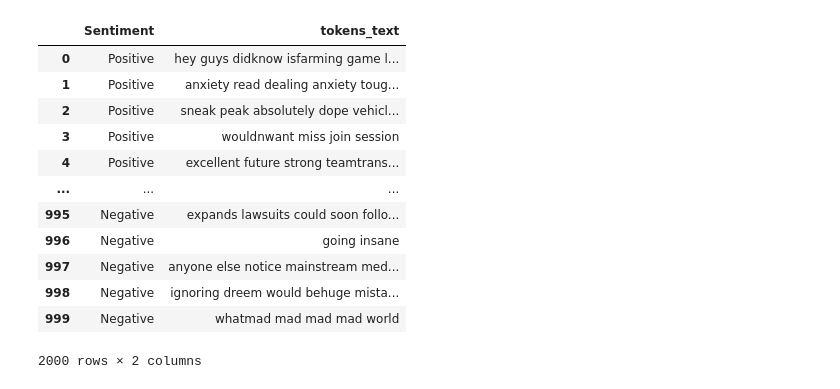
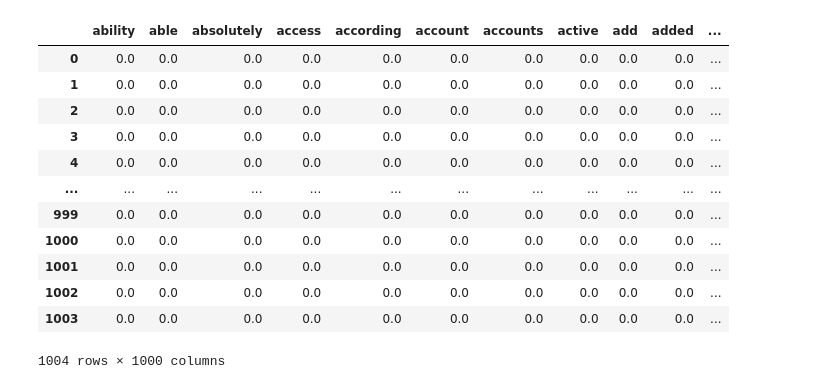
Before and after one commit to federicominniti/MetaverseBusinessConcernsNLP, a Jupyter notebook: Classification/classifiers.ipynb, the cells around one changed output. Cells and saved outputs as stored; diff of their text form; code cells hidden in the pictures.

```diff
--- a/Classification/classifiers.ipynb
+++ b/Classification/classifiers.ipynb
@@ -7,18 +4,2 @@ df = dfp.append(dfn)
-# %%
-df
-# %% [output]
-|  | Sentiment | tokens_text |
-| 0 | Positive | hey guys didknow isfarming game l... |
-| 1 | Positive | anxiety read dealing anxiety toug... |
-| 2 | Positive | sneak peak absolutely dope vehicl... |
-| 3 | Positive | wouldnwant miss join session |
-| 4 | Positive | excellent future strong teamtrans... |
-| ... | ... | ... |
-| 995 | Negative | expands lawsuits could soon follo... |
-| 996 | Negative | going insane |
-| 997 | Negative | anyone else notice mainstream med... |
-| 998 | Negative | ignoring dreem would behuge mista... |
-| 999 | Negative | whatmad mad mad mad world |
-2000 rows × 2 columns
 # %%
 df = df.replace({'Positive': 0, 'Negative': 1})
@@ -39,4 +8,20 @@ X = df2
 y = pd.DataFrame(df['Sentiment'])
+# %%
+X
+# %% [output]
+|  | ability | able | absolutely | access | according | account | accounts | active | add | added | ... |
+| 0 | 0.0 | 0.0 | 0.0 | 0.0 | 0.0 | 0.0 | 0.0 | 0.0 | 0.0 | 0.0 | ... |
+| 1 | 0.0 | 0.0 | 0.0 | 0.0 | 0.0 | 0.0 | 0.0 | 0.0 | 0.0 | 0.0 | ... |
+| 2 | 0.0 | 0.0 | 0.0 | 0.0 | 0.0 | 0.0 | 0.0 | 0.0 | 0.0 | 0.0 | ... |
+| 3 | 0.0 | 0.0 | 0.0 | 0.0 | 0.0 | 0.0 | 0.0 | 0.0 | 0.0 | 0.0 | ... |
+| 4 | 0.0 | 0.0 | 0.0 | 0.0 | 0.0 | 0.0 | 0.0 | 0.0 | 0.0 | 0.0 | ... |
+| ... | ... | ... | ... | ... | ... | ... | ... | ... | ... | ... | ... |
+| 999 | 0.0 | 0.0 | 0.0 | 0.0 | 0.0 | 0.0 | 0.0 | 0.0 | 0.0 | 0.0 | ... |
+| 1000 | 0.0 | 0.0 | 0.0 | 0.0 | 0.0 | 0.0 | 0.0 | 0.0 | 0.0 | 0.0 | ... |
+| 1001 | 0.0 | 0.0 | 0.0 | 0.0 | 0.0 | 0.0 | 0.0 | 0.0 | 0.0 | 0.0 | ... |
+| 1002 | 0.0 | 0.0 | 0.0 | 0.0 | 0.0 | 0.0 | 0.0 | 0.0 | 0.0 | 0.0 | ... |
+| 1003 | 0.0 | 0.0 | 0.0 | 0.0 | 0.0 | 0.0 | 0.0 | 0.0 | 0.0 | 0.0 | ... |
+1004 rows × 1000 columns
 # %%
 y
 # %% [output]
```
Also changed, not shown: parts of 22 cells of this notebook, 2 other files.
